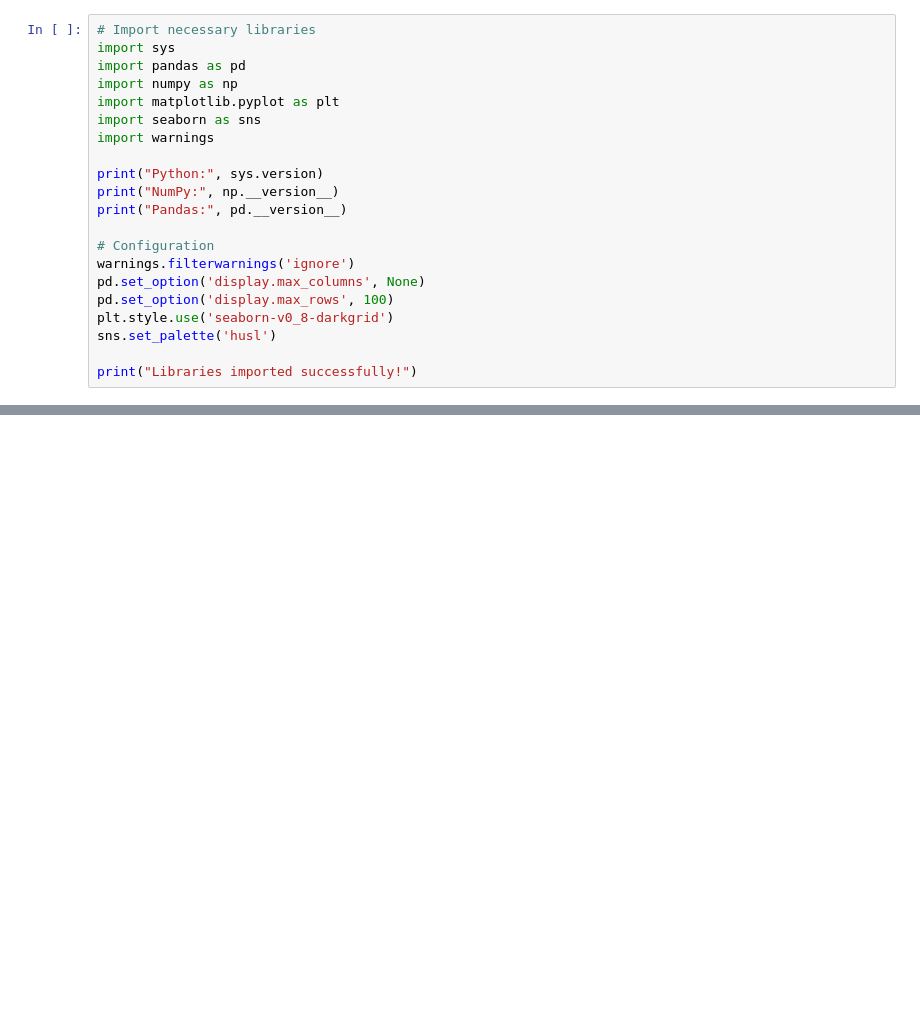
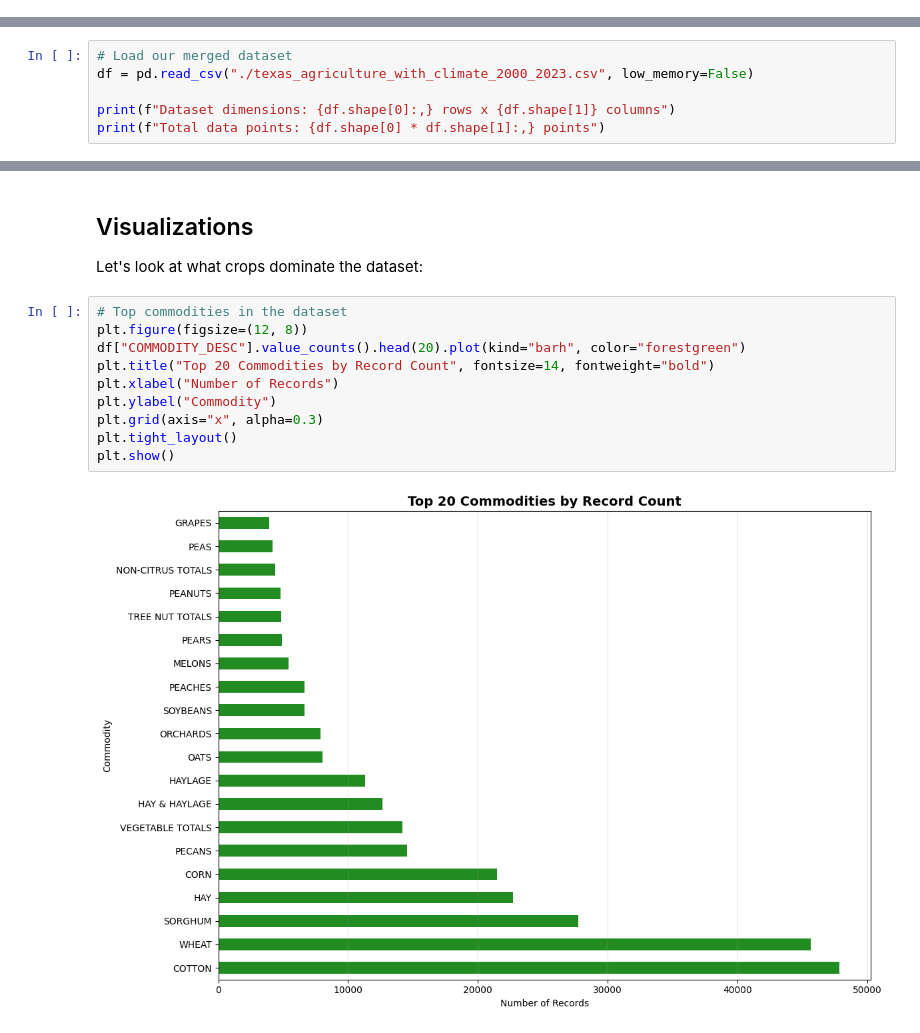
Before and after one commit to Fall-2025-CS4347-SDS/Fall-2025-CS4347-Project, a Jupyter notebook: texas_agriculture_eda.ipynb, the cells around one changed output, grey strips where cells are left out. Saved outputs shown, nothing was run; the diff lists cells and outputs as text; blank space fills up the shorter version.

```diff
--- a/texas_agriculture_eda.ipynb
+++ b/texas_agriculture_eda.ipynb
@@ -18,21 +0,0 @@ The goal is to understand the dataset structure, identify patterns, and prepare
-# %%
-# Import necessary libraries
-import sys
-import pandas as pd
-import numpy as np
-import matplotlib.pyplot as plt
-import seaborn as sns
-import warnings
-
-print("Python:", sys.version)
-print("NumPy:", np.__version__)
-print("Pandas:", pd.__version__)
-
-# Configuration
-warnings.filterwarnings('ignore')
-pd.set_option('display.max_columns', None)
-pd.set_option('display.max_rows', 100)
-plt.style.use('seaborn-v0_8-darkgrid')
-sns.set_palette('husl')
-
-print("Libraries imported successfully!")
@@ -806,0 +19,6 @@ if len(climate_features) > 0:
+# %%
+# Load our merged dataset
+df = pd.read_csv("./texas_agriculture_with_climate_2000_2023.csv", low_memory=False)
+
+print(f"Dataset dimensions: {df.shape[0]:,} rows x {df.shape[1]} columns")
+print(f"Total data points: {df.shape[0] * df.shape[1]:,} points")
@@ -806,0 +368,16 @@ if len(climate_features) > 0:
+# %% [markdown]
+## Visualizations
+
+Let's look at what crops dominate the dataset:
+# %%
+# Top commodities in the dataset
+plt.figure(figsize=(12, 8))
+df["COMMODITY_DESC"].value_counts().head(20).plot(kind="barh", color="forestgreen")
+plt.title("Top 20 Commodities by Record Count", fontsize=14, fontweight="bold")
+plt.xlabel("Number of Records")
+plt.ylabel("Commodity")
+plt.grid(axis="x", alpha=0.3)
+plt.tight_layout()
+plt.show()
+# %% [output]
+[figure, added]
```
Also changed, not shown: parts of 74 cells of this notebook, 1 other file.
